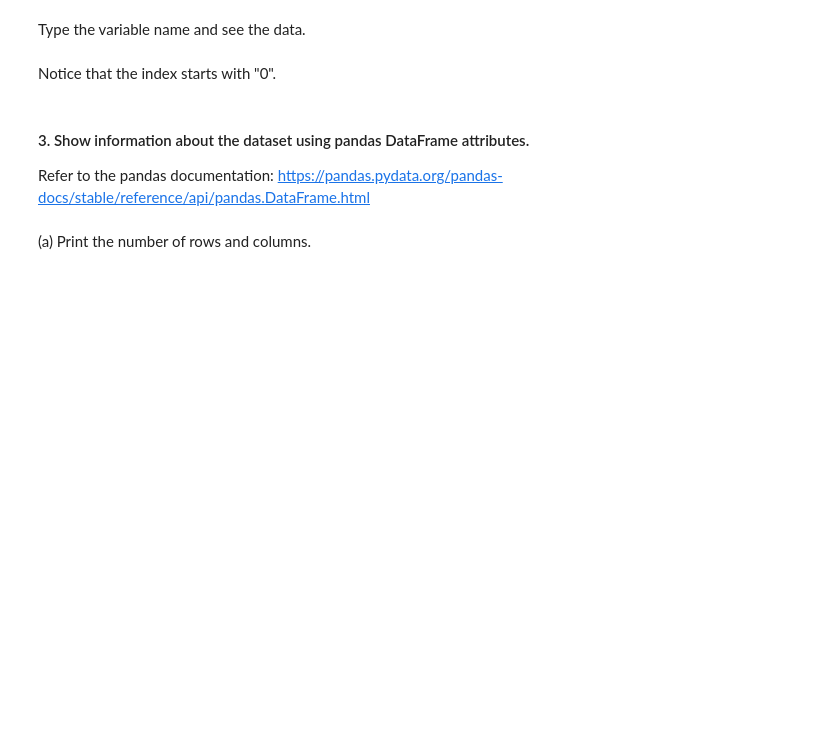
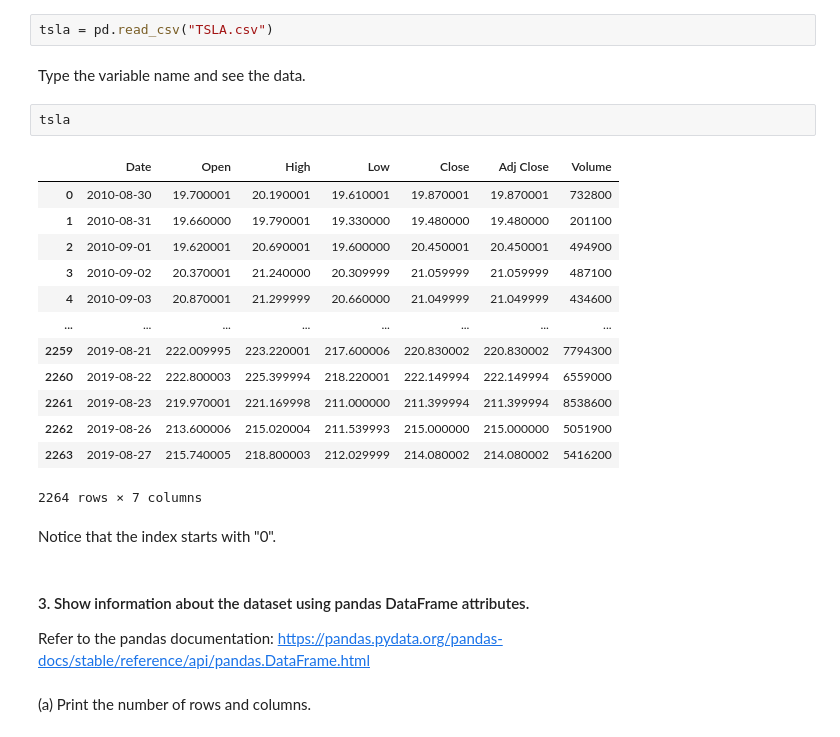
Before and after one commit to NikiZhou531/fin355, a Jupyter notebook: ps1_p1.ipynb, the cells around one changed output. Drawn from its saved outputs; the diff is of its cells as text; blank space fills up the shorter version.

```diff
--- a/ps1_p1.ipynb
+++ b/ps1_p1.ipynb
@@ -19,8 +23,26 @@ Required: NumPy, pandas, Matplotlib (Look up the docs)
 # %% [markdown]
 #### 2. Load CSV file
 Use the pandas library to load the CSV data. Refer to the pandas documentation: https://pandas.pydata.org/pandas-docs/stable/user_guide/io.html
+# %%
+tsla = pd.read_csv("TSLA.csv")
 # %% [markdown]
 Type the variable name and see the data.
+# %%
+tsla
+# %% [output]
+|  | Date | Open | High | Low | Close | Adj Close | Volume |
+| 0 | 2010-08-30 | 19.700001 | 20.190001 | 19.610001 | 19.870001 | 19.870001 | 732800 |
+| 1 | 2010-08-31 | 19.660000 | 19.790001 | 19.330000 | 19.480000 | 19.480000 | 201100 |
+| 2 | 2010-09-01 | 19.620001 | 20.690001 | 19.600000 | 20.450001 | 20.450001 | 494900 |
+| 3 | 2010-09-02 | 20.370001 | 21.240000 | 20.309999 | 21.059999 | 21.059999 | 487100 |
+| 4 | 2010-09-03 | 20.870001 | 21.299999 | 20.660000 | 21.049999 | 21.049999 | 434600 |
+| ... | ... | ... | ... | ... | ... | ... | ... |
+| 2259 | 2019-08-21 | 222.009995 | 223.220001 | 217.600006 | 220.830002 | 220.830002 | 7794300 |
+| 2260 | 2019-08-22 | 222.800003 | 225.399994 | 218.220001 | 222.149994 | 222.149994 | 6559000 |
+| 2261 | 2019-08-23 | 219.970001 | 221.169998 | 211.000000 | 211.399994 | 211.399994 | 8538600 |
+| 2262 | 2019-08-26 | 213.600006 | 215.020004 | 211.539993 | 215.000000 | 215.000000 | 5051900 |
+| 2263 | 2019-08-27 | 215.740005 | 218.800003 | 212.029999 | 214.080002 | 214.080002 | 5416200 |
+2264 rows × 7 columns
 # %% [markdown]
 Notice that the index starts with "0".
 # %% [markdown]
```
Also changed, not shown: parts of 22 cells of this notebook.
